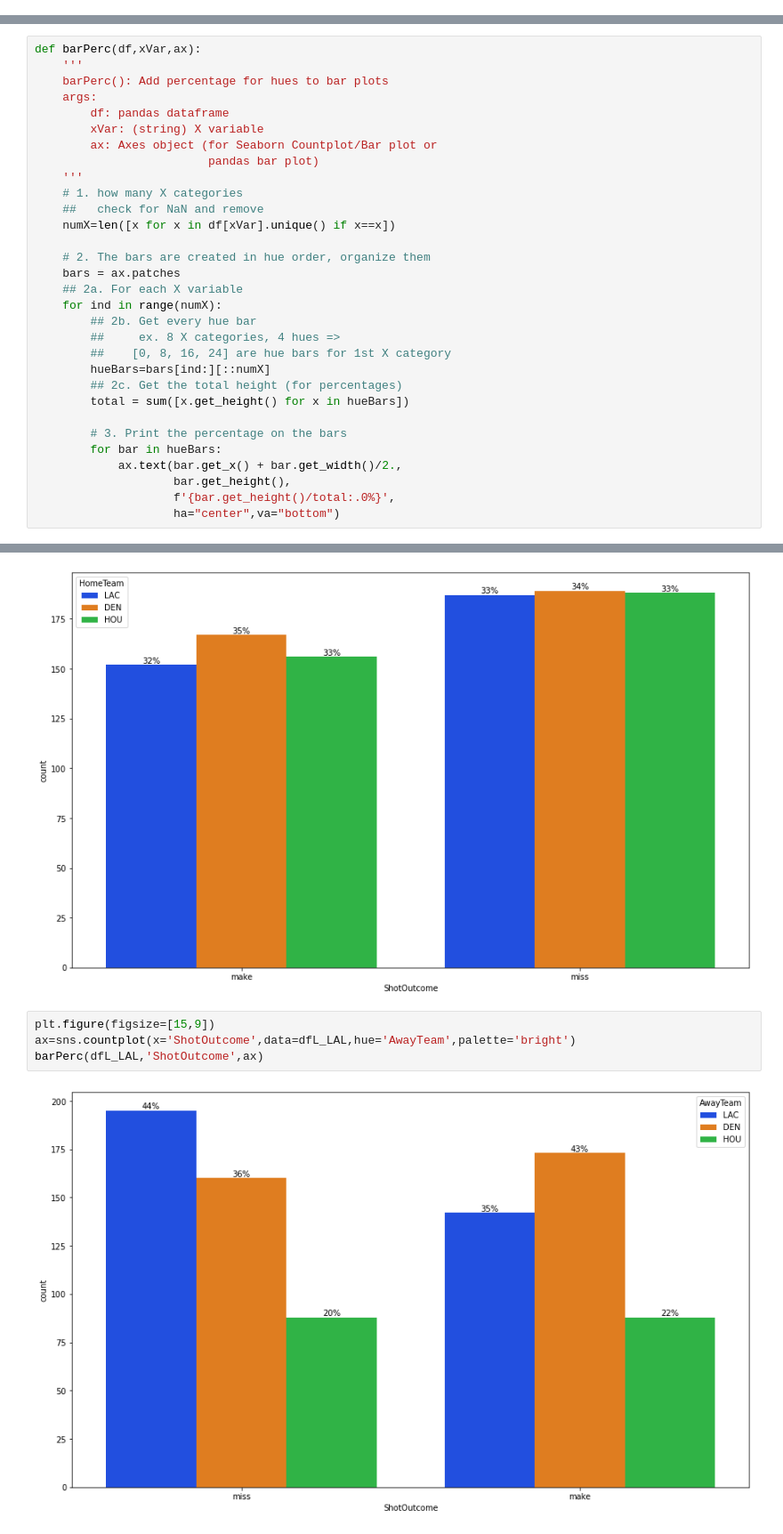
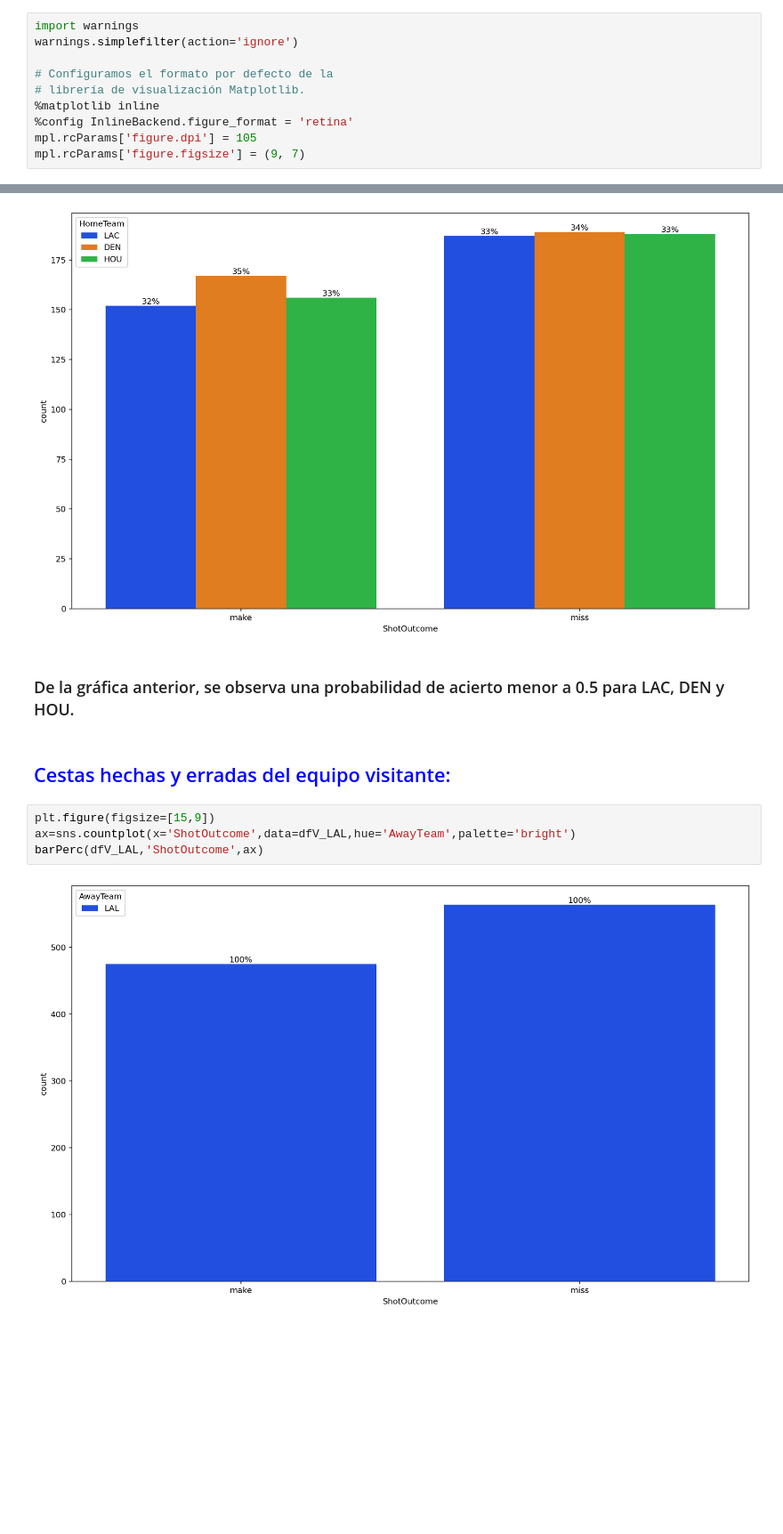
Before and after one commit to sarodriguezme/Proyecto-M.-Estad-stica, a Jupyter notebook: Proyecto_NBA.ipynb, the cells around one changed output, grey strips where cells are left out. Shown at 89% size. Saved outputs shown, nothing was run; the diff lists cells and outputs as text; blank space fills up the shorter version.

```diff
--- a/Proyecto_NBA.ipynb
+++ b/Proyecto_NBA.ipynb
@@ -11,0 +14,10 @@ import seaborn as sns #Librería gráfica de complementación
+# %%
+import warnings
+warnings.simplefilter(action='ignore')
+
+# Configuramos el formato por defecto de la
+# librería de visualización Matplotlib.
+%matplotlib inline
+%config InlineBackend.figure_format = 'retina'
+mpl.rcParams['figure.dpi'] = 105
+mpl.rcParams['figure.figsize'] = (9, 7)
@@ -266,31 +118,0 @@ array(['December 25 2019', 'July 30 2020', 'December 22 2019',
-# %%
-def barPerc(df,xVar,ax):
-    '''
-    barPerc(): Add percentage for hues to bar plots
-    args:
-        df: pandas dataframe
-        xVar: (string) X variable
-        ax: Axes object (for Seaborn Countplot/Bar plot or
-                         pandas bar plot)
-    '''
-    # 1. how many X categories
-    ##   check for NaN and remove
-    numX=len([x for x in df[xVar].unique() if x==x])
-
-    # 2. The bars are created in hue order, organize them
-    bars = ax.patches
-    ## 2a. For each X variable
-    for ind in range(numX):
-        ## 2b. Get every hue bar
-        ##     ex. 8 X categories, 4 hues =>
-        ##    [0, 8, 16, 24] are hue bars for 1st X category
-        hueBars=bars[ind:][::numX]
-        ## 2c. Get the total height (for percentages)
-        total = sum([x.get_height() for x in hueBars])
-
-        # 3. Print the percentage on the bars
-        for bar in hueBars:
-            ax.text(bar.get_x() + bar.get_width()/2.,
-                    bar.get_height(),
-                    f'{bar.get_height()/total:.0%}',
-                    ha="center",va="bottom")
@@ -300,9 +200,13 @@ ax=sns.countplot(x='ShotOutcome',data=dfV_LAL,hue='HomeTeam',palette='bright')
 barPerc(dfV_LAL,'ShotOutcome',ax)
 # %% [output]
 [figure]
+# %% [markdown]
+### De la gráfica anterior, se observa una probabilidad de acierto menor a 0.5 para LAC, DEN y HOU.
+# %% [markdown]
+## <span style="color:blue">Cestas hechas y erradas del equipo visitante:
 # %%
 plt.figure(figsize=[15,9])
-ax=sns.countplot(x='ShotOutcome',data=dfL_LAL,hue='AwayTeam',palette='bright')
-barPerc(dfL_LAL,'ShotOutcome',ax)
+ax=sns.countplot(x='ShotOutcome',data=dfV_LAL,hue='AwayTeam',palette='bright')
+barPerc(dfV_LAL,'ShotOutcome',ax)
 # %% [output]
-[figure, old version]
+[figure, new version]
```
Also changed, not shown: parts of 80 cells of this notebook.
